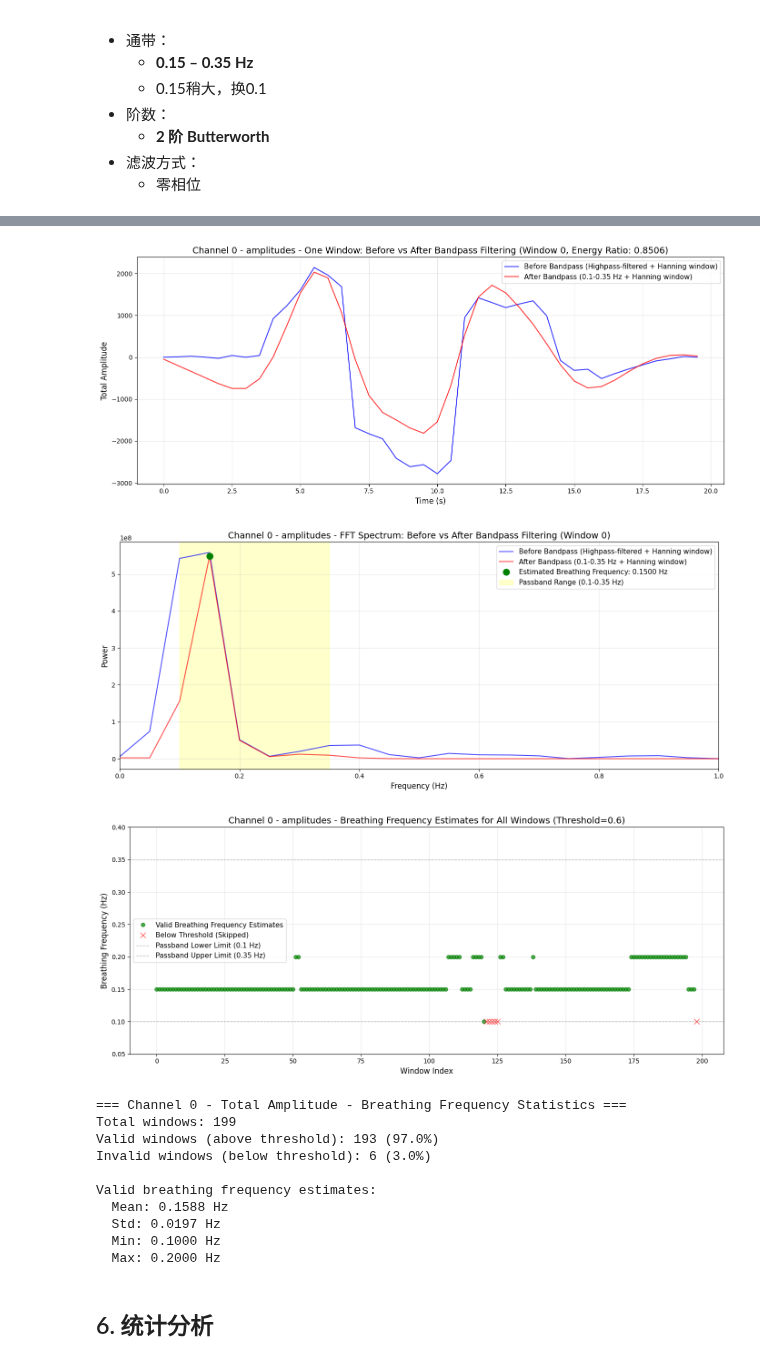
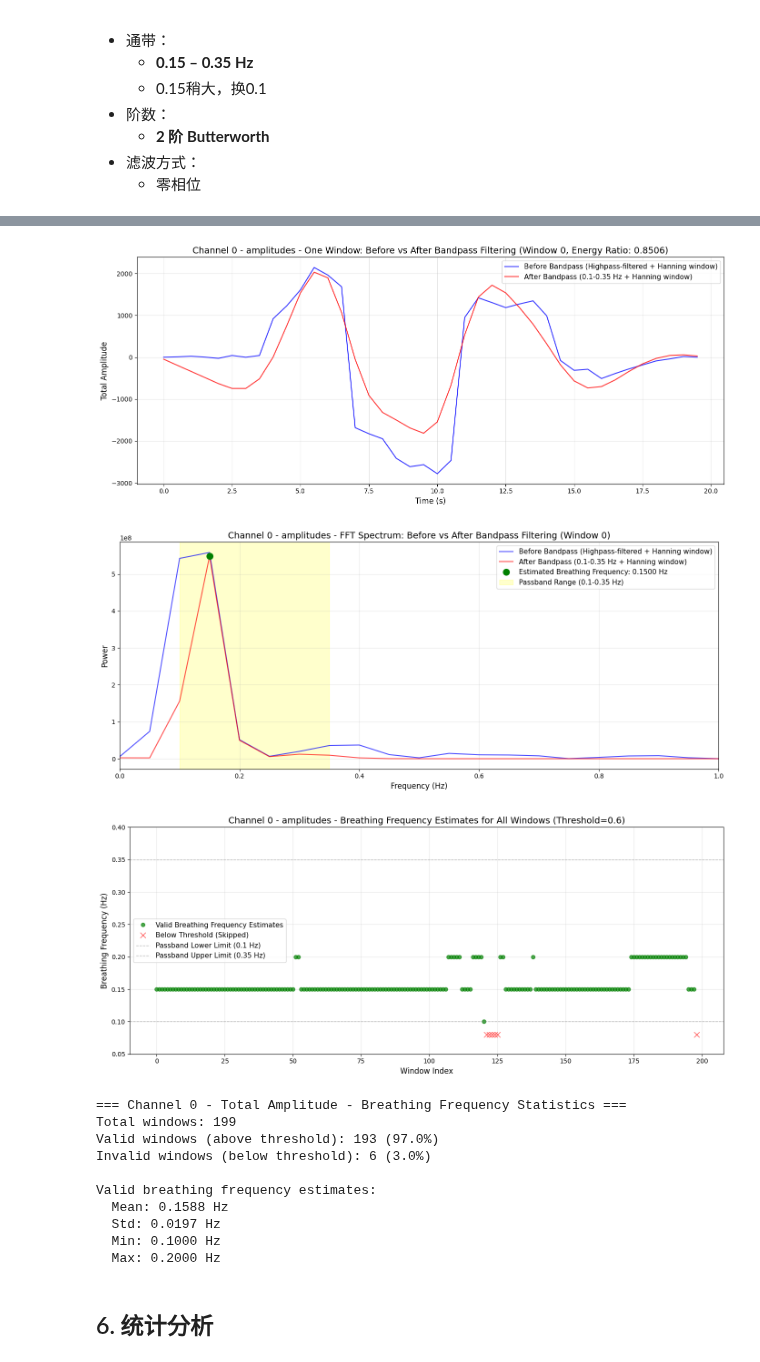
Before and after one commit to cwdao/ble_hci_sensing, a Jupyter notebook: load_saved_frames.ipynb, the cells around one changed output, grey strips where cells are left out. Cells and saved outputs as stored; diff of their text form; code cells hidden in the pictures.

Commit message:
friendly visualization

```diff
--- a/load_saved_frames.ipynb
+++ b/load_saved_frames.ipynb
@@ -1277,7 +1277,7 @@ if demo_channel in bandpass_results and demo_variable in bandpass_results[demo_c
 
     # Mark invalid windows (below threshold)
     if np.any(invalid_mask):
-        plt.plot(sample_numbers[invalid_mask], [lowcut] * np.sum(invalid_mask), 'rx', markersize=8, alpha=0.7, label='Below Threshold (Skipped)')
+        plt.plot(sample_numbers[invalid_mask], [lowcut-0.02] * np.sum(invalid_mask), 'rx', markersize=8, alpha=0.7, label='Below Threshold (Skipped)')
 
     plt.axhline(y=lowcut, color='gray', linestyle='--', linewidth=1, alpha=0.5, label=f'Passband Lower Limit ({lowcut} Hz)')
     plt.axhline(y=highcut, color='gray', linestyle='--', linewidth=1, alpha=0.5, label=f'Passband Upper Limit ({highcut} Hz)')
@@ -1298,34 +1298,34 @@ if demo_channel in bandpass_results and demo_variable in bandpass_results[demo_c
         print(f"Valid windows (above threshold): {np.sum(valid_mask)} ({np.sum(valid_mask)/len(breathing_freqs)*100:.1f}%)")
         print(f"Invalid windows (below threshold): {np.sum(invalid_mask)} ({np.sum(invalid_mask)/len(breathing_freqs)*100:.1f}%)")
         print(f"\nValid breathing frequency estimates:")
         print(f"  Mean: {np.mean(valid_freqs):.4f} Hz")
         print(f"  Std: {np.std(valid_freqs):.4f} Hz")
         print(f"  Min: {np.min(valid_freqs):.4f} Hz")
         print(f"  Max: {np.max(valid_freqs):.4f} Hz")
     else:
         print(f"\n⚠️ No valid breathing frequency estimates found (all windows below threshold)")
 else:
     print(f"⚠️ Cannot find channel {demo_channel} variable {demo_variable} in bandpass_results")
 # %% [output]
 ✓ Using bandpass_filter_zero_phase from utils.signal_algrithom
 
 Applying bandpass filter to windowed data...
 Sampling rate: 2.0 Hz
 Passband: 0.1 - 0.35 Hz
 Threshold for energy ratio: 0.6
 开始对所有通道和所有变量进行带通滤波...
 已处理 10/72 个通道...
 已处理 20/72 个通道...
 已处理 30/72 个通道...
 已处理 40/72 个通道...
 已处理 50/72 个通道...
 已处理 60/72 个通道...
 已处理 70/72 个通道...
 已处理 72/72 个通道...
 ✓ Bandpass filtering and frequency estimation completed for all channels and variables
 [figure]
 [figure]
-[figure, old version]
+[figure, new version]
 === Channel 0 - Total Amplitude - Breathing Frequency Statistics ===
 Total windows: 199
 Valid windows (above threshold): 193 (97.0%)
```
